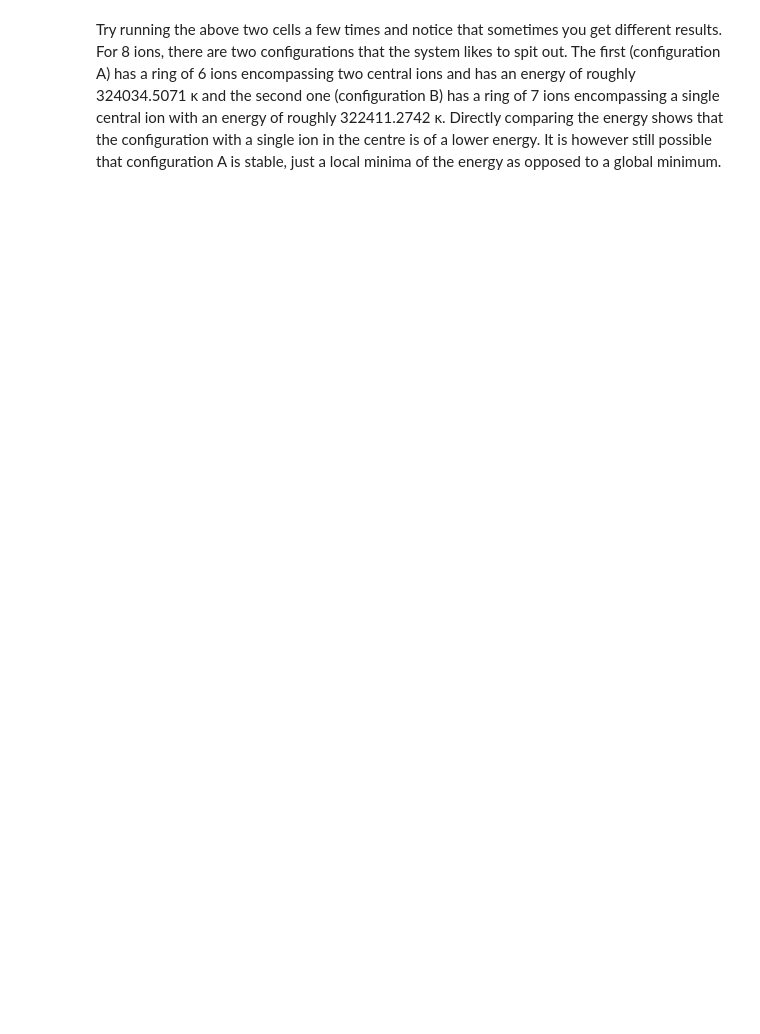
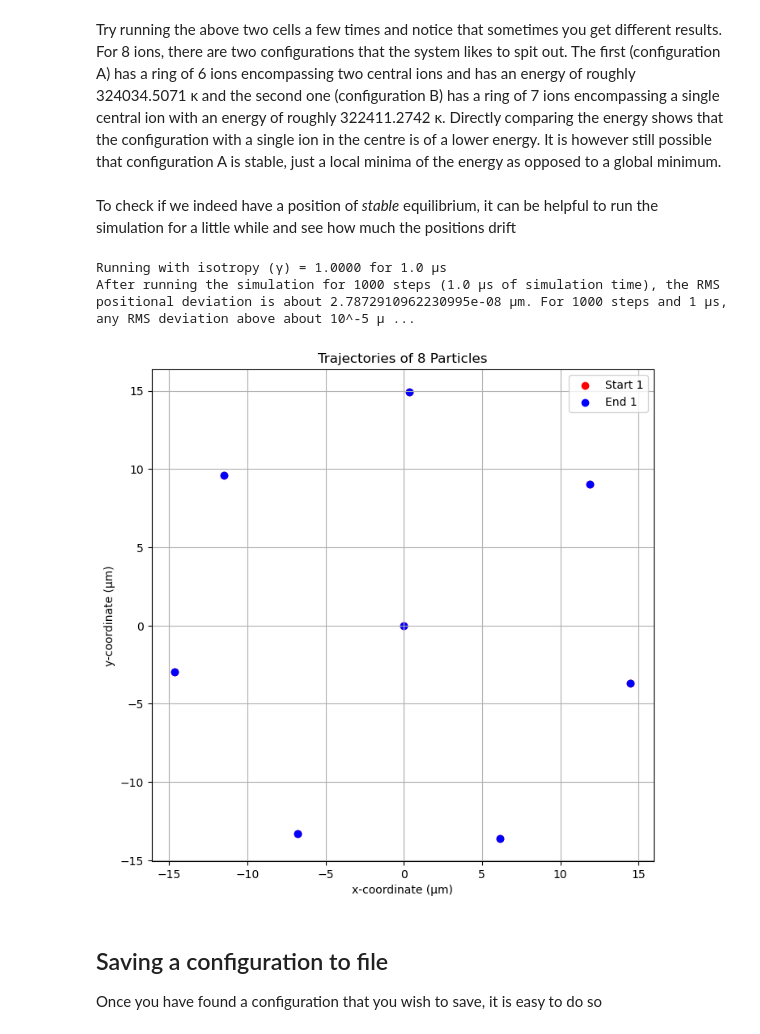
Before and after one commit to jfbeda/trapped_ion_simulation, a Jupyter notebook: 3_generating_equilibrium_configurations.ipynb, the cells around one changed output. Saved outputs shown, nothing was run; the diff lists cells and outputs as text; code cells hidden in the pictures; blank space fills up the shorter version.

```diff
--- a/3_generating_equilibrium_configurations.ipynb
+++ b/3_generating_equilibrium_configurations.ipynb
@@ -56,2 +57,4 @@ SimulationVisualizer().plot_positions(state, square = False)
 # %% [markdown]
 Try running the above two cells a few times and notice that sometimes you get different results. For 8 ions, there are two configurations that the system likes to spit out. The first (configuration A) has a ring of 6 ions encompassing two central ions and has an energy of roughly 324034.5071 κ and the second one (configuration B) has a ring of 7 ions encompassing a single central ion with an energy of roughly 322411.2742 κ. Directly comparing the energy shows that the configuration with a single ion in the centre is of a lower energy. It is however still possible that configuration A is stable, just a local minima of the energy as opposed to a global minimum.
+# %% [markdown]
+To check if we indeed have a position of *stable* equilibrium, it can be helpful to run the simulation for a little while and see how much the positions drift
@@ -57,0 +64,21 @@ Try running the above two cells a few times and notice that sometimes you get di
+# %%
+# Test for stability by running the simulation for 1000 timesteps
+stability_steps = 1000
+runner.display_stability(stability_steps = stability_steps)
+# %% [output]
+Running with isotropy (γ) = 1.0000 for 1.0 μs
+After running the simulation for 1000 steps (1.0 μs of simulation time), the RMS positional deviation is about 2.7872910962230995e-08 μm. For 1000 steps and 1 μs, any RMS deviation above about 10^-5 μ ...
+# %%
+# We can visualize the trajectory over those 1000 timesteps and notice that nothing has changed:
+SimulationVisualizer().plot_trajectory(state, max_index = stability_steps)
+
+# Note the importance of max_index = stability_steps. See what happens when you remove this.
+# Since our stability test only ran the simulation for 1000 timesteps, but the config provides many more timesteps,
+# if you run without max_index = stability_steps, the trajectory is plotted inclusive of all of the initialization
+# zeros present initially in state.trajectory.
+# %% [output]
+[figure, added]
+# %% [markdown]
+## Saving a configuration to file
+
+Once you have found a configuration that you wish to save, it is easy to do so
```
Also changed, not shown: parts of 11 cells of this notebook, 10 other files.
